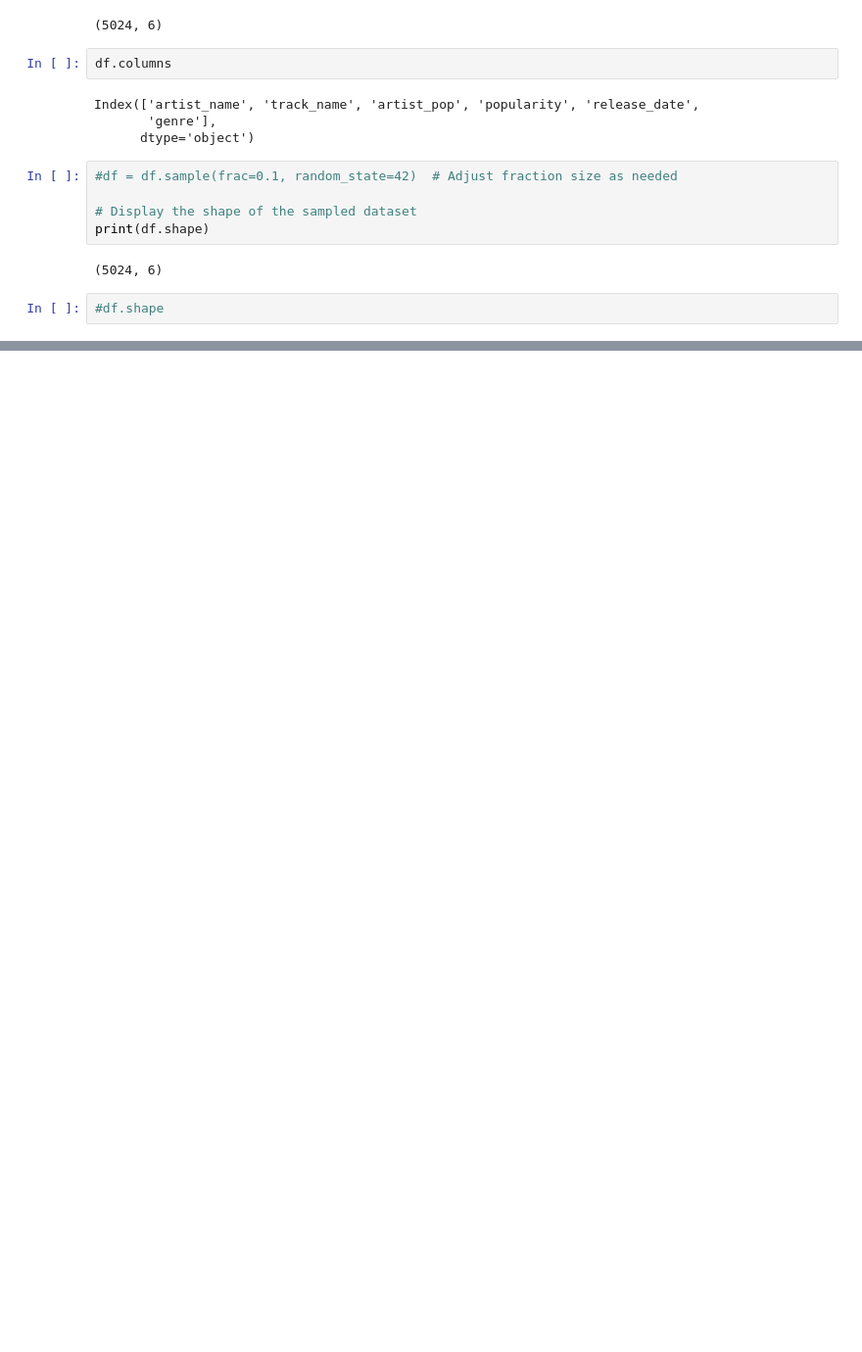
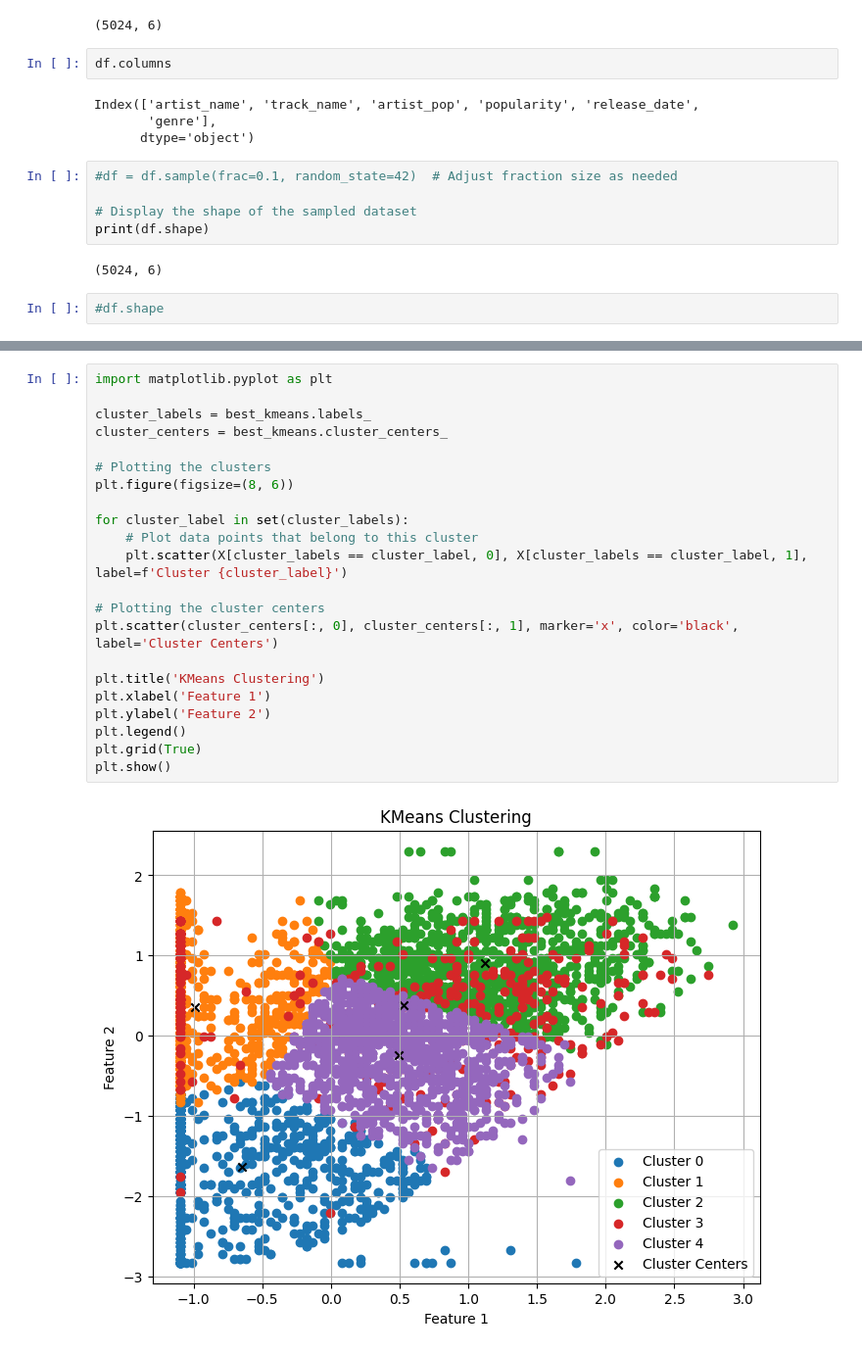
Before and after one commit to vitrag2003/Music-recommendation-system, a Jupyter notebook: dataset_sample/Code/mod.ipynb, the cells around one changed output, grey strips where cells are left out. Shown at 98% size. Cells and saved outputs as stored; diff of their text form; blank space fills up the shorter version.

```diff
--- a/dataset_sample/Code/mod.ipynb
+++ b/dataset_sample/Code/mod.ipynb
@@ -266,0 +167,24 @@ else:
+# %%
+import matplotlib.pyplot as plt
+
+cluster_labels = best_kmeans.labels_
+cluster_centers = best_kmeans.cluster_centers_
+
+# Plotting the clusters
+plt.figure(figsize=(8, 6))
+
+for cluster_label in set(cluster_labels):
+    # Plot data points that belong to this cluster
+    plt.scatter(X[cluster_labels == cluster_label, 0], X[cluster_labels == cluster_label, 1], label=f'Cluster {cluster_label}')
+
+# Plotting the cluster centers
+plt.scatter(cluster_centers[:, 0], cluster_centers[:, 1], marker='x', color='black', label='Cluster Centers')
+
+plt.title('KMeans Clustering')
+plt.xlabel('Feature 1')
+plt.ylabel('Feature 2')
+plt.legend()
+plt.grid(True)
+plt.show()
+# %% [output]
+[figure, added]
```
Also changed, not shown: parts of 15 cells of this notebook, 5 other files.
